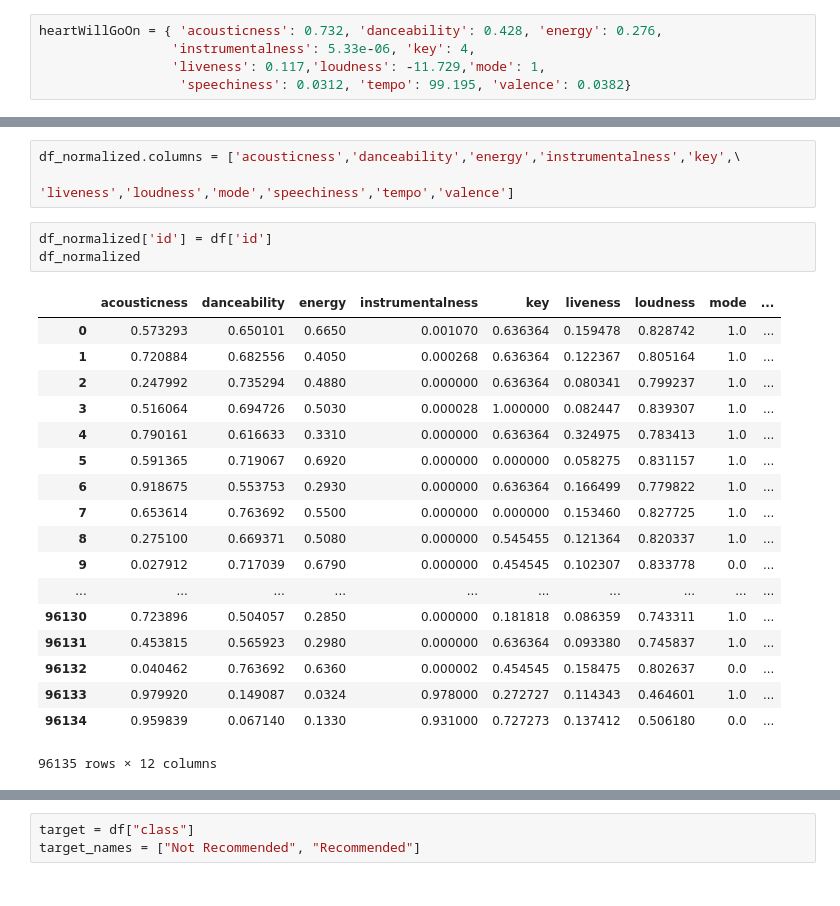
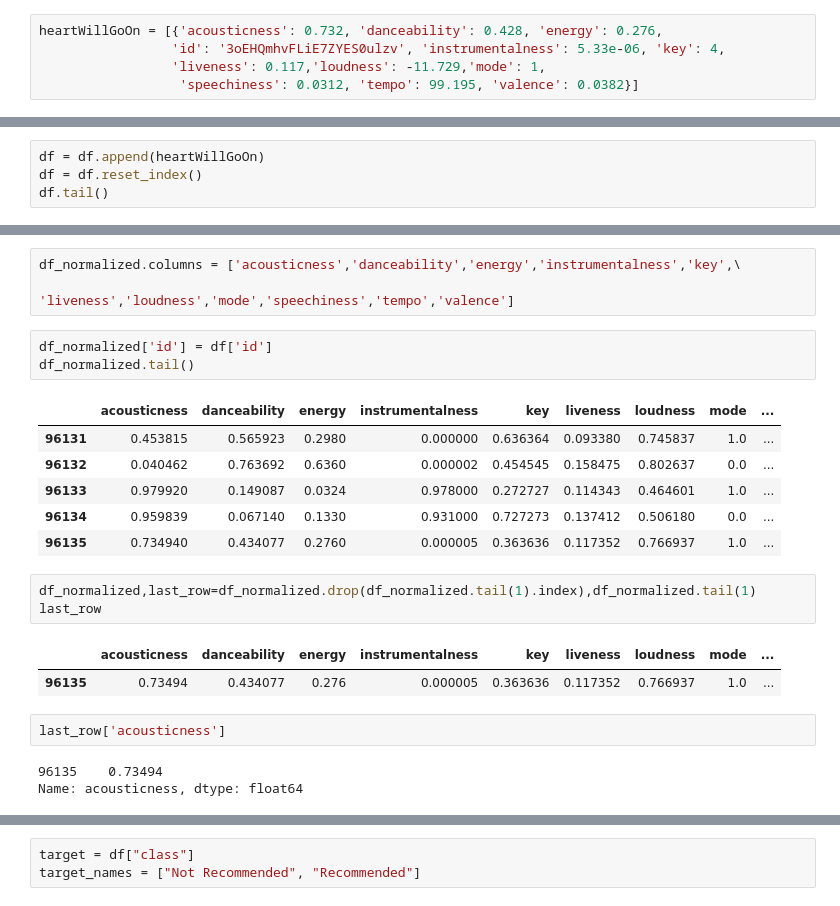
Before and after one commit to AGBarbour/Spotify-Recommendations, a Jupyter notebook: KNN-Testing.ipynb, the cells around one changed output, grey strips where cells are left out. Cells and saved outputs as stored; diff of their text form.

Commit message:
KNN with normalized data and song split out

```diff
--- a/KNN-Testing.ipynb
+++ b/KNN-Testing.ipynb
@@ -9,7 +9,7 @@ df = pd.read_csv("features.csv")
 df.head()
 df = df.dropna()
 # %%
-heartWillGoOn = { 'acousticness': 0.732, 'danceability': 0.428, 'energy': 0.276,
-                 'instrumentalness': 5.33e-06, 'key': 4,
+heartWillGoOn = [{'acousticness': 0.732, 'danceability': 0.428, 'energy': 0.276,
+                 'id': '3oEHQmhvFLiE7ZYES0ulzv', 'instrumentalness': 5.33e-06, 'key': 4,
                  'liveness': 0.117,'loudness': -11.729,'mode': 1,
-                  'speechiness': 0.0312, 'tempo': 99.195, 'valence': 0.0382}
+                  'speechiness': 0.0312, 'tempo': 99.195, 'valence': 0.0382}]
@@ -24,0 +16,4 @@ df.head()
+# %%
+df = df.append(heartWillGoOn)
+df = df.reset_index()
+df.tail()
@@ -51,23 +40,22 @@ df_normalized.columns = ['acousticness','danceability','energy','instrumentalnes
                                            'liveness','loudness','mode','speechiness','tempo','valence']
 # %%
 df_normalized['id'] = df['id']
-df_normalized
+df_normalized.tail()
 # %% [output]
 |  | acousticness | danceability | energy | instrumentalness | key | liveness | loudness | mode | ... |
-| 0 | 0.573293 | 0.650101 | 0.6650 | 0.001070 | 0.636364 | 0.159478 | 0.828742 | 1.0 | ... |
-| 1 | 0.720884 | 0.682556 | 0.4050 | 0.000268 | 0.636364 | 0.122367 | 0.805164 | 1.0 | ... |
-| 2 | 0.247992 | 0.735294 | 0.4880 | 0.000000 | 0.636364 | 0.080341 | 0.799237 | 1.0 | ... |
-| 3 | 0.516064 | 0.694726 | 0.5030 | 0.000028 | 1.000000 | 0.082447 | 0.839307 | 1.0 | ... |
-| 4 | 0.790161 | 0.616633 | 0.3310 | 0.000000 | 0.636364 | 0.324975 | 0.783413 | 1.0 | ... |
-| 5 | 0.591365 | 0.719067 | 0.6920 | 0.000000 | 0.000000 | 0.058275 | 0.831157 | 1.0 | ... |
-| 6 | 0.918675 | 0.553753 | 0.2930 | 0.000000 | 0.636364 | 0.166499 | 0.779822 | 1.0 | ... |
-| 7 | 0.653614 | 0.763692 | 0.5500 | 0.000000 | 0.000000 | 0.153460 | 0.827725 | 1.0 | ... |
-| 8 | 0.275100 | 0.669371 | 0.5080 | 0.000000 | 0.545455 | 0.121364 | 0.820337 | 1.0 | ... |
-| 9 | 0.027912 | 0.717039 | 0.6790 | 0.000000 | 0.454545 | 0.102307 | 0.833778 | 0.0 | ... |
-| ... | ... | ... | ... | ... | ... | ... | ... | ... | ... |
-| 96130 | 0.723896 | 0.504057 | 0.2850 | 0.000000 | 0.181818 | 0.086359 | 0.743311 | 1.0 | ... |
 | 96131 | 0.453815 | 0.565923 | 0.2980 | 0.000000 | 0.636364 | 0.093380 | 0.745837 | 1.0 | ... |
 | 96132 | 0.040462 | 0.763692 | 0.6360 | 0.000002 | 0.454545 | 0.158475 | 0.802637 | 0.0 | ... |
 | 96133 | 0.979920 | 0.149087 | 0.0324 | 0.978000 | 0.272727 | 0.114343 | 0.464601 | 1.0 | ... |
 | 96134 | 0.959839 | 0.067140 | 0.1330 | 0.931000 | 0.727273 | 0.137412 | 0.506180 | 0.0 | ... |
+| 96135 | 0.734940 | 0.434077 | 0.2760 | 0.000005 | 0.363636 | 0.117352 | 0.766937 | 1.0 | ... |
-96135 rows × 12 columns
+# %%
+df_normalized,last_row=df_normalized.drop(df_normalized.tail(1).index),df_normalized.tail(1)
+last_row
+# %% [output]
+|  | acousticness | danceability | energy | instrumentalness | key | liveness | loudness | mode | ... |
+| 96135 | 0.73494 | 0.434077 | 0.276 | 0.000005 | 0.363636 | 0.117352 | 0.766937 | 1.0 | ... |
+# %%
+last_row['acousticness']
+# %% [output]
+96135    0.73494
+Name: acousticness, dtype: float64
```
Also changed, not shown: parts of 5 cells of this notebook.
